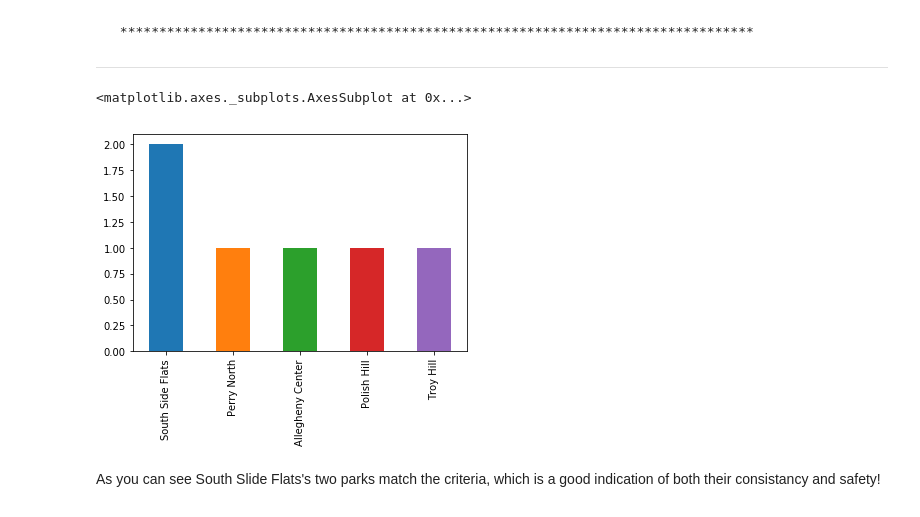
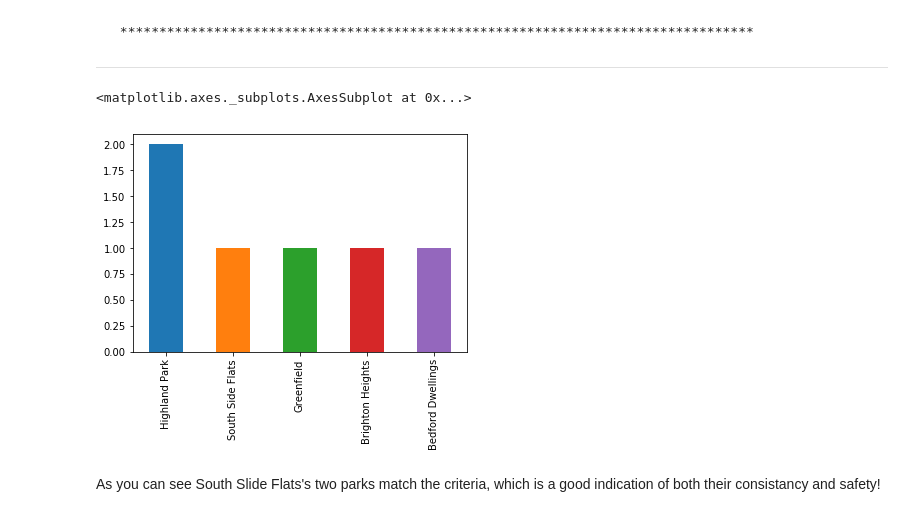
Before and after one commit to scs128/cmpinf-final-project, a Jupyter notebook: final-project.ipynb, the cells around one changed output. Cells and saved outputs as stored; diff of their text form; code cells hidden in the pictures.

```diff
--- a/final-project.ipynb
+++ b/final-project.ipynb
@@ -534,0 +522,4 @@ safer_zone.head()
+# %%
+best_company = pitt_pools["water_source"] == "Pittsburgh Water and Sewer Authority"
+best_water = pitt_pools[best_company]
+best_water.head()
@@ -564,10 +569,10 @@ Now to make a visual detailing which neighborhood follows through.
      *********************************************************************************
 _________________________________________________________________________________________
 # %%
-safer_zone["neighborhood"].value_counts().head().plot(kind="bar")
+best_water["neighborhood"].value_counts().head().plot(kind="bar")
 # %% [output]
 <matplotlib.axes._subplots.AxesSubplot at 0x...>
-[figure, old version]
+[figure, new version]
 # %% [markdown]
 As you can see South Slide Flats's two parks match the criteria, which is a good indication of
 both their consistancy and safety!
```
Also changed, not shown: parts of 48 cells of this notebook.
